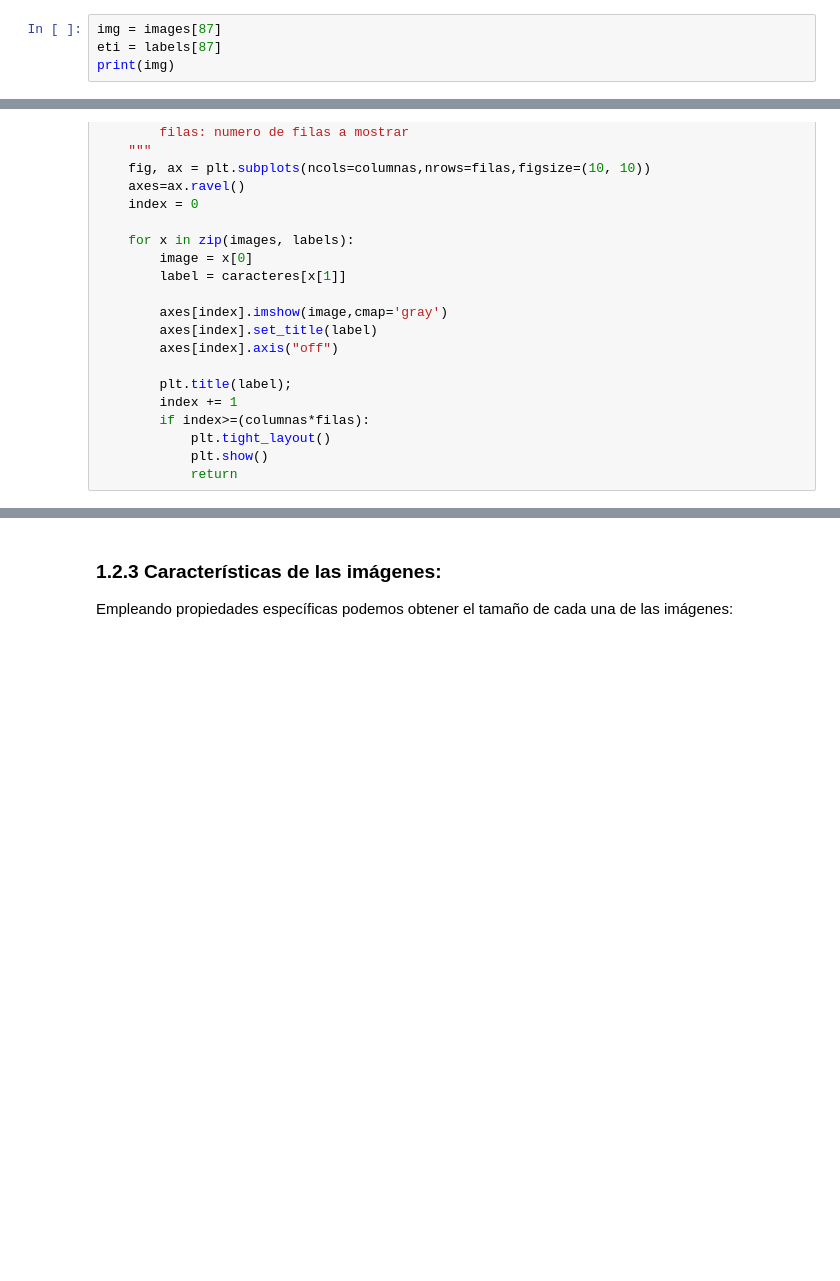
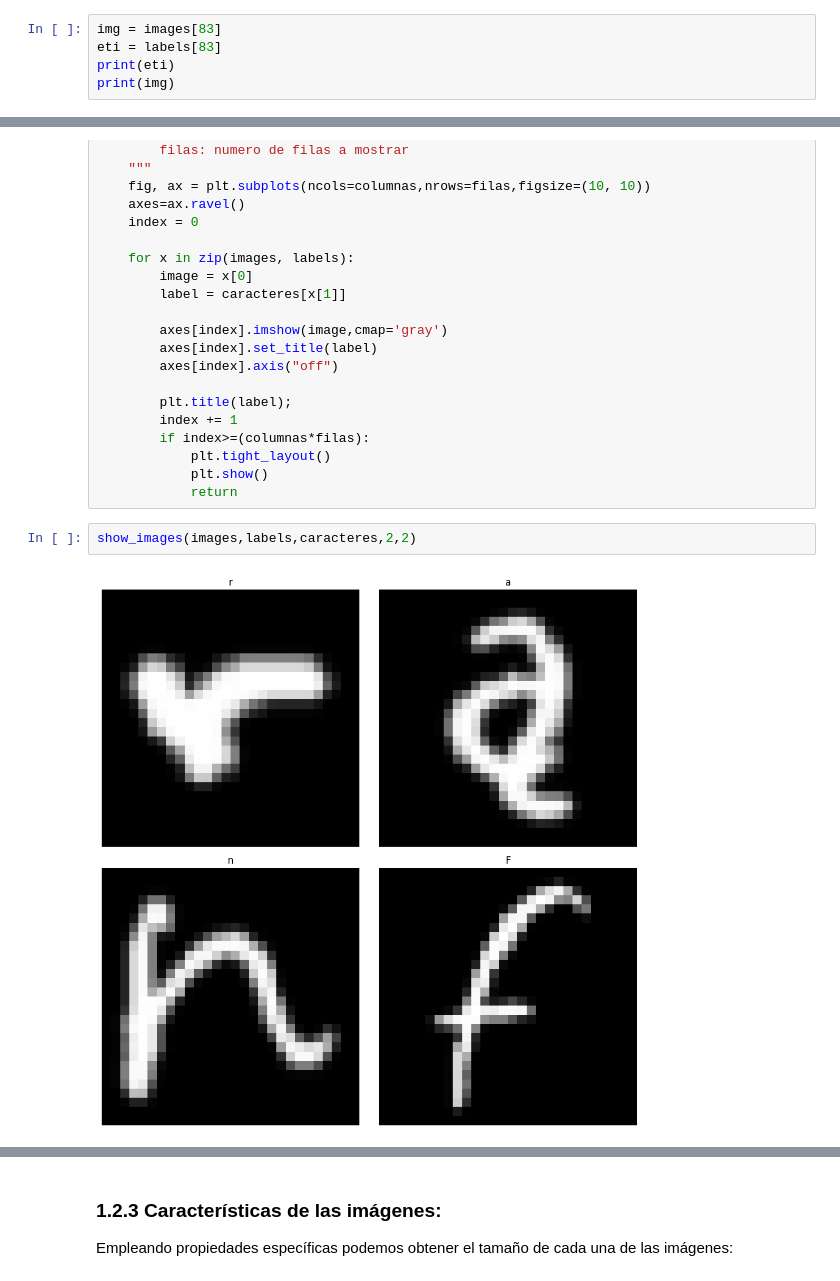
Before and after one commit to vicBrownS/Practica_Perceptron_SI, a Jupyter notebook: Practica2-Enunciado.ipynb, the cells around one changed output, grey strips where cells are left out. Drawn from its saved outputs; the diff is of its cells as text; blank space fills up the shorter version.

```diff
--- a/Practica2-Enunciado.ipynb
+++ b/Practica2-Enunciado.ipynb
@@ -306,7 +306,8 @@ En las siguientes celdas vamos a ir viendo cual es el contenido de las estructur
 
 Seleccionamos una de las imágenes y etiqueta que se encuentren pareadas al azar (deben coincidir en el índice):
 # %%
-img = images[87]
-eti = labels[87]
+img = images[83]
+eti = labels[83]
+print(eti)
 print(img)
 # %% [output]
@@ -372,6 +375,10 @@ def show_images(images, labels, caracteres, columnas, filas):
             plt.tight_layout()
             plt.show()
             return
+# %%
+show_images(images,labels,caracteres,2,2)
+# %% [output]
+[figure, added]
 # %% [markdown]
 Si está todo correcto, la ejecución de:
 
```
Also changed, not shown: parts of 8 cells of this notebook, 1 other file.
